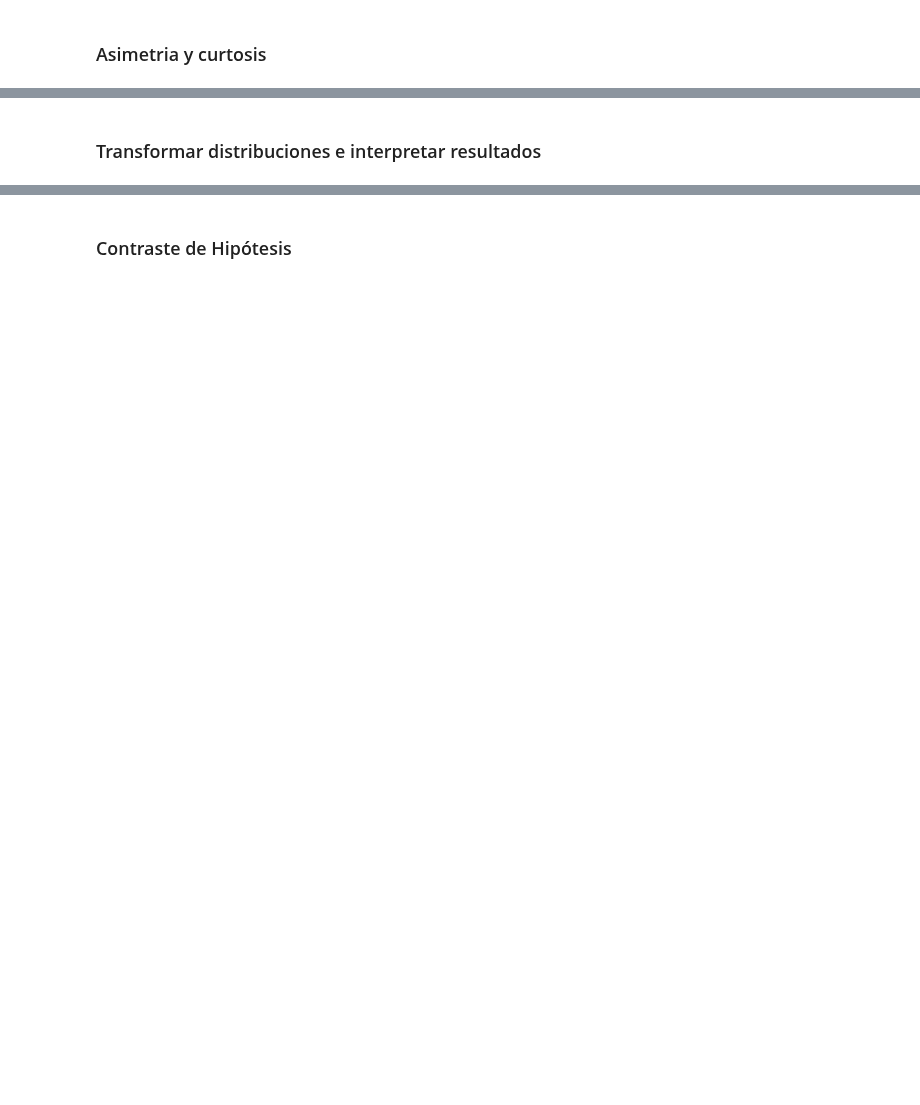
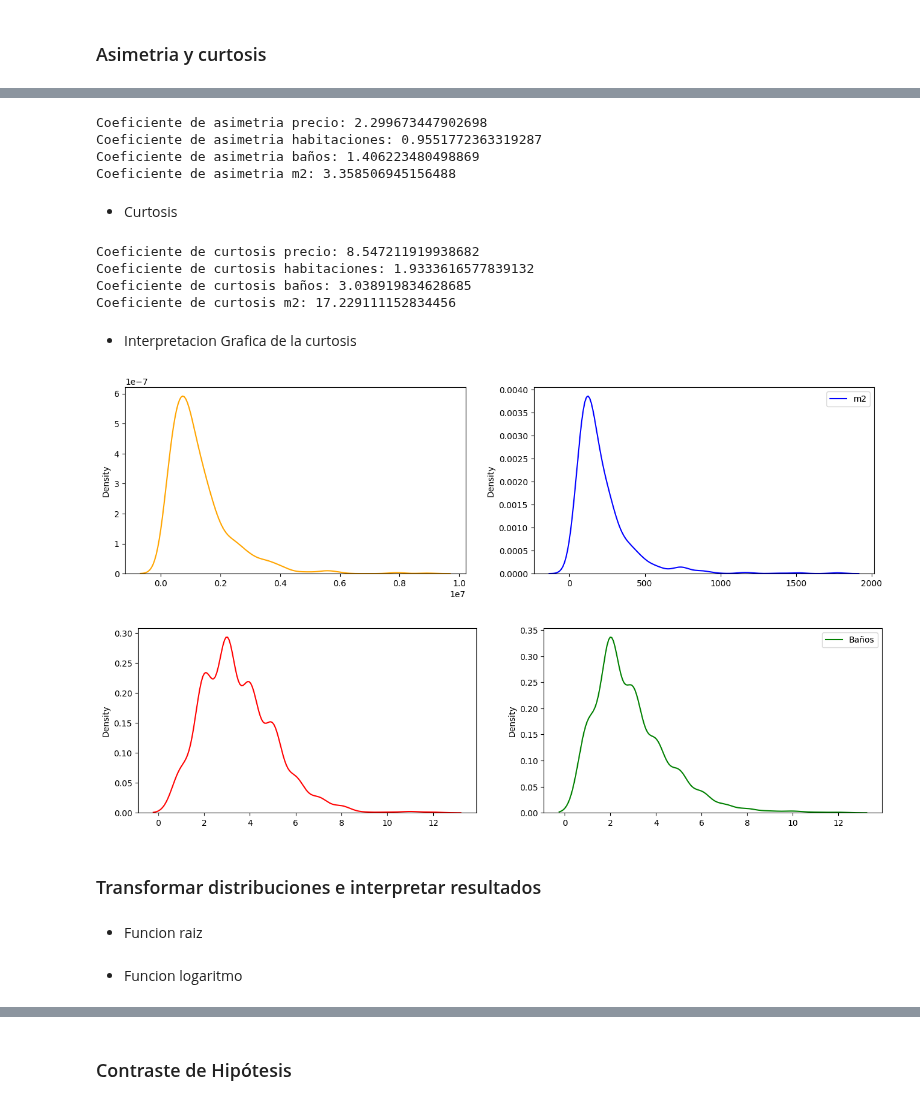
Before and after one commit to ceciorosco/Cecilia-Repositorio, a Jupyter notebook: Modulo 2/ejercicio_practico_modulo_2.ipynb, the cells around one changed output, grey strips where cells are left out. Saved outputs shown, nothing was run; the diff lists cells and outputs as text; code cells hidden in the pictures; blank space fills up the shorter version.

```diff
--- a/Modulo 2/ejercicio_practico_modulo_2.ipynb
+++ b/Modulo 2/ejercicio_practico_modulo_2.ipynb
@@ -312,2 +334,45 @@ plt.legend();
+# %%
+print(f"Coeficiente de asimetria precio: {stats.skew(price)}")
+print(f"Coeficiente de asimetria habitaciones: {stats.skew(bedrooms)}")
+print(f"Coeficiente de asimetria baños: {stats.skew(bathrooms)}")
+print(f"Coeficiente de asimetria m2: {stats.skew(m2)}")
+# %% [output]
+Coeficiente de asimetria precio: 2.299673447902698
+Coeficiente de asimetria habitaciones: 0.9551772363319287
+Coeficiente de asimetria baños: 1.406223480498869
+Coeficiente de asimetria m2: 3.358506945156488
+# %% [markdown]
+* Curtosis
+# %%
+print(f"Coeficiente de curtosis precio: {stats.kurtosis(price)}")
+print(f"Coeficiente de curtosis habitaciones: {stats.kurtosis(bedrooms)}")
+print(f"Coeficiente de curtosis baños: {stats.kurtosis(bathrooms)}")
+print(f"Coeficiente de curtosis m2: {stats.kurtosis(m2)}")
+# %% [output]
+Coeficiente de curtosis precio: 8.547211919938682
+Coeficiente de curtosis habitaciones: 1.9333616577839132
+Coeficiente de curtosis baños: 3.038919834628685
+Coeficiente de curtosis m2: 17.229111152834456
+# %% [markdown]
+* Interpretacion Grafica de la curtosis
+# %%
+plt.figure(figsize=(16, 4))
+plt.subplot(1, 2, 1)
+sns.kdeplot(price, color="Orange", label="Precio")
+plt.subplot(1, 2, 2)
+sns.kdeplot(m2, color="blue", label="m2")
+plt.legend()
+
+plt.figure(figsize=(16, 4))
+plt.subplot(1, 2, 1)
+sns.kdeplot(bedrooms, color="red", label="Habitaciones")
+plt.subplot(1, 2, 2)
+sns.kdeplot(bathrooms, color="green", label="Baños")
+plt.legend();
+# %% [output]
+[figure, added]
+[figure, added]
 # %% [markdown]
 ### Transformar distribuciones e interpretar resultados
+# %% [markdown]
+* Funcion raiz
@@ -313,0 +384,2 @@ plt.legend();
+# %% [markdown]
+* Funcion logaritmo
```
Also changed, not shown: parts of 11 cells of this notebook, 2 other files.
